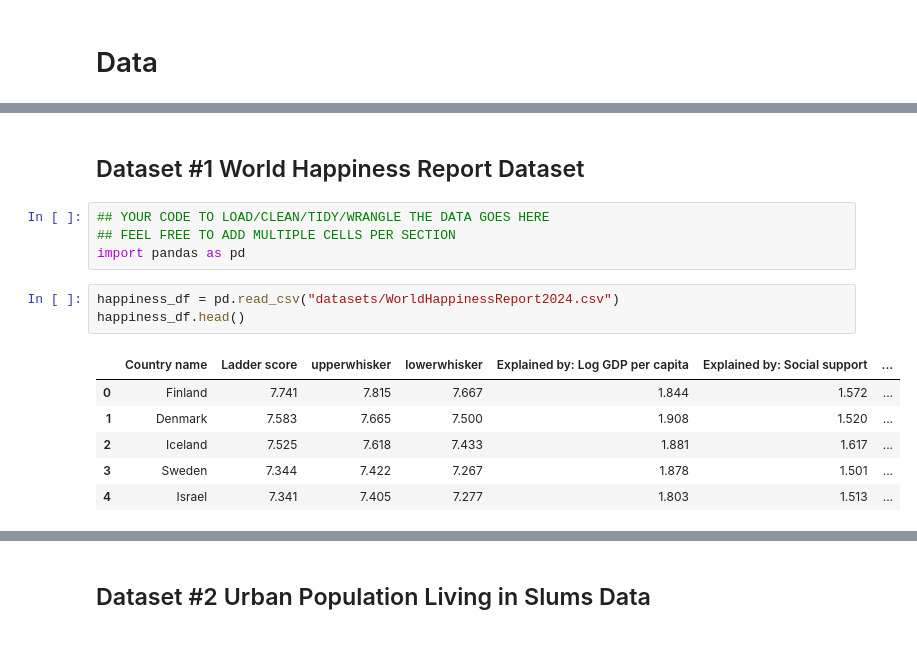
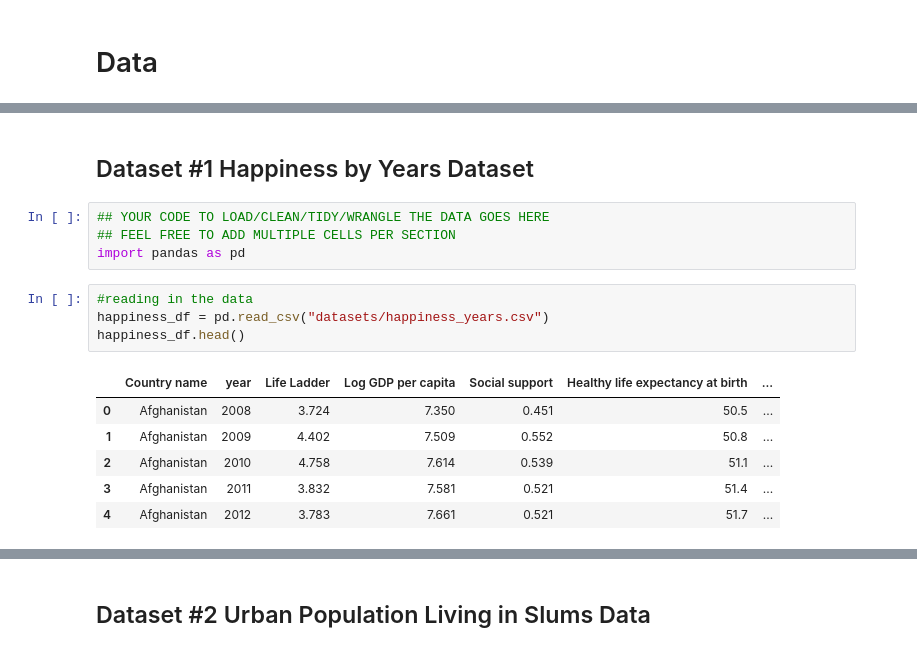
Before and after one commit to abbymcleod/Country-Happiness-Index, a Jupyter notebook: EDACheckpoint_Group010-FA24.ipynb, the cells around one changed output, grey strips where cells are left out. Saved outputs shown, nothing was run; the diff lists cells and outputs as text.

```diff
--- a/EDACheckpoint_Group010-FA24.ipynb
+++ b/EDACheckpoint_Group010-FA24.ipynb
@@ -82,19 +82,20 @@ For each dataset include the following information
 
 We plan to combine all the different data sets by using countries as an index. Since a country with data from the same year can be combined without issue, we can easily add data about a country from a specific year to another dataset using the same country and the same year.
 # %% [markdown]
-## Dataset #1 World Happiness Report Dataset
+## Dataset #1 Happiness by Years Dataset
 # %%
 ## YOUR CODE TO LOAD/CLEAN/TIDY/WRANGLE THE DATA GOES HERE
 ## FEEL FREE TO ADD MULTIPLE CELLS PER SECTION
 import pandas as pd
 # %%
-happiness_df = pd.read_csv("datasets/WorldHappinessReport2024.csv")
+#reading in the data
+happiness_df = pd.read_csv("datasets/happiness_years.csv")
 happiness_df.head()
 # %% [output]
-|  | Country name | Ladder score | upperwhisker | lowerwhisker | Explained by: Log GDP per capita | Explained by: Social support | ... |
-| 0 | Finland | 7.741 | 7.815 | 7.667 | 1.844 | 1.572 | ... |
-| 1 | Denmark | 7.583 | 7.665 | 7.500 | 1.908 | 1.520 | ... |
-| 2 | Iceland | 7.525 | 7.618 | 7.433 | 1.881 | 1.617 | ... |
-| 3 | Sweden | 7.344 | 7.422 | 7.267 | 1.878 | 1.501 | ... |
-| 4 | Israel | 7.341 | 7.405 | 7.277 | 1.803 | 1.513 | ... |
+|  | Country name | year | Life Ladder | Log GDP per capita | Social support | Healthy life expectancy at birth | ... |
+| 0 | Afghanistan | 2008 | 3.724 | 7.350 | 0.451 | 50.5 | ... |
+| 1 | Afghanistan | 2009 | 4.402 | 7.509 | 0.552 | 50.8 | ... |
+| 2 | Afghanistan | 2010 | 4.758 | 7.614 | 0.539 | 51.1 | ... |
+| 3 | Afghanistan | 2011 | 3.832 | 7.581 | 0.521 | 51.4 | ... |
+| 4 | Afghanistan | 2012 | 3.783 | 7.661 | 0.521 | 51.7 | ... |
 # %%
```
Also changed, not shown: parts of 41 cells of this notebook, 1 other file.
